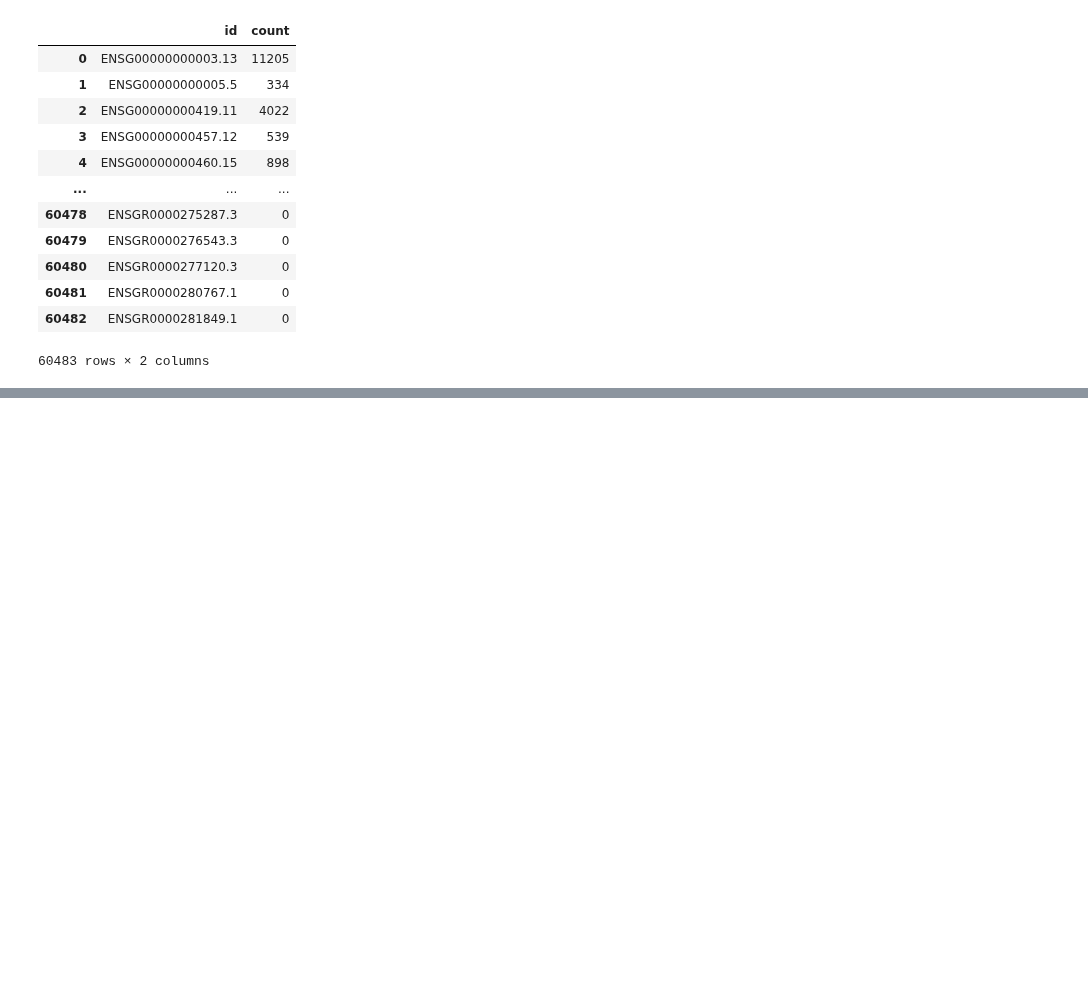
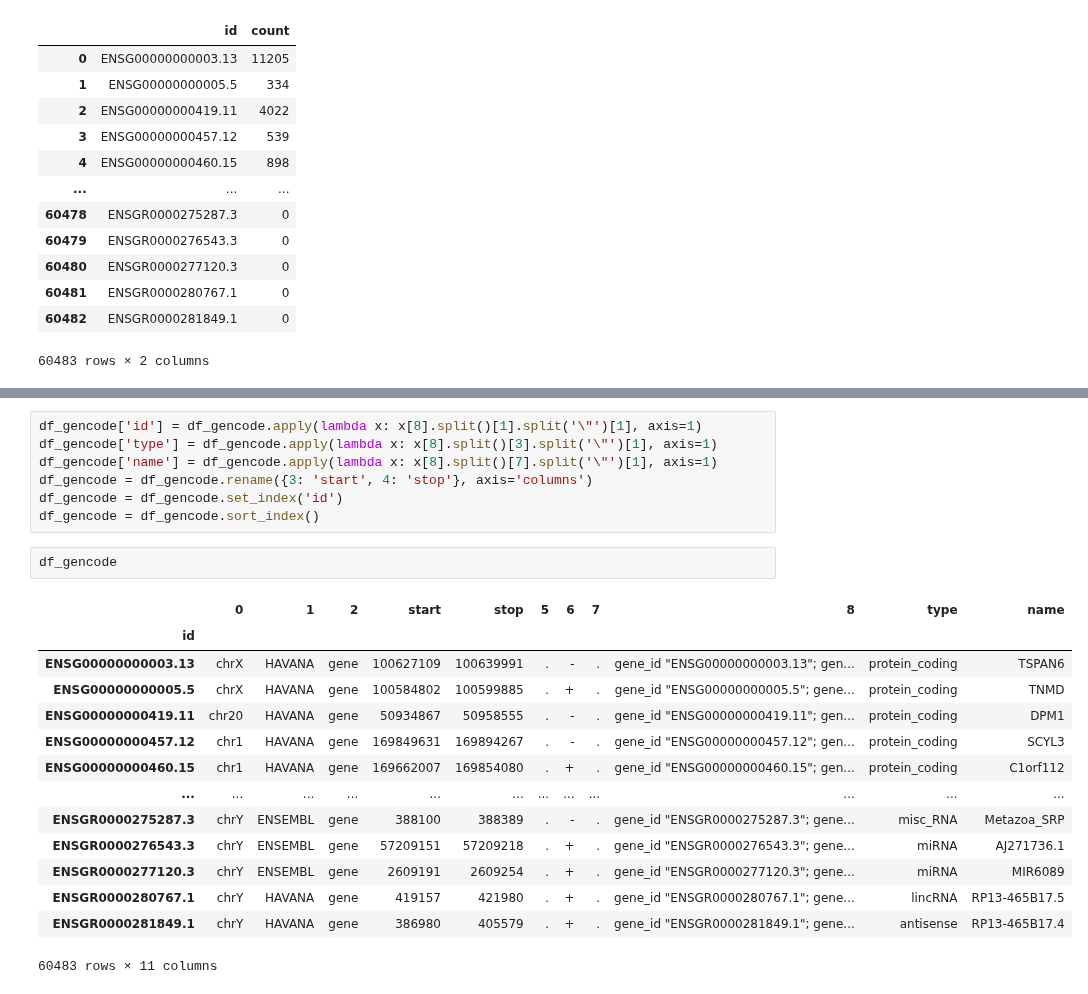
Before and after one commit to andrew-weisman/target_classification, a Jupyter notebook: main.ipynb, the cells around one changed output, grey strips where cells are left out. Cells and saved outputs as stored; diff of their text form; blank space fills up the shorter version.

```diff
--- a/main.ipynb
+++ b/main.ipynb
@@ -110,0 +195,24 @@ df_gencode
+# %%
+df_gencode['id'] = df_gencode.apply(lambda x: x[8].split()[1].split('\"')[1], axis=1)
+df_gencode['type'] = df_gencode.apply(lambda x: x[8].split()[3].split('\"')[1], axis=1)
+df_gencode['name'] = df_gencode.apply(lambda x: x[8].split()[7].split('\"')[1], axis=1)
+df_gencode = df_gencode.rename({3: 'start', 4: 'stop'}, axis='columns')
+df_gencode = df_gencode.set_index('id')
+df_gencode = df_gencode.sort_index()
+# %%
+df_gencode
+# %% [output]
+|  | 0 | 1 | 2 | start | stop | 5 | 6 | 7 | 8 | type | name |
+| id |  |  |  |  |  |  |  |  |  |  |  |
+| ENSG00000000003.13 | chrX | HAVANA | gene | 100627109 | 100639991 | . | - | . | gene_id "ENSG00000000003.13"; gen... | protein_coding | TSPAN6 |
+| ENSG00000000005.5 | chrX | HAVANA | gene | 100584802 | 100599885 | . | + | . | gene_id "ENSG00000000005.5"; gene... | protein_coding | TNMD |
+| ENSG00000000419.11 | chr20 | HAVANA | gene | 50934867 | 50958555 | . | - | . | gene_id "ENSG00000000419.11"; gen... | protein_coding | DPM1 |
+| ENSG00000000457.12 | chr1 | HAVANA | gene | 169849631 | 169894267 | . | - | . | gene_id "ENSG00000000457.12"; gen... | protein_coding | SCYL3 |
+| ENSG00000000460.15 | chr1 | HAVANA | gene | 169662007 | 169854080 | . | + | . | gene_id "ENSG00000000460.15"; gen... | protein_coding | C1orf112 |
+| ... | ... | ... | ... | ... | ... | ... | ... | ... | ... | ... | ... |
+| ENSGR0000275287.3 | chrY | ENSEMBL | gene | 388100 | 388389 | . | - | . | gene_id "ENSGR0000275287.3"; gene... | misc_RNA | Metazoa_SRP |
+| ENSGR0000276543.3 | chrY | ENSEMBL | gene | 57209151 | 57209218 | . | + | . | gene_id "ENSGR0000276543.3"; gene... | miRNA | AJ271736.1 |
+| ENSGR0000277120.3 | chrY | ENSEMBL | gene | 2609191 | 2609254 | . | + | . | gene_id "ENSGR0000277120.3"; gene... | miRNA | MIR6089 |
+| ENSGR0000280767.1 | chrY | HAVANA | gene | 419157 | 421980 | . | + | . | gene_id "ENSGR0000280767.1"; gene... | lincRNA | RP13-465B17.5 |
+| ENSGR0000281849.1 | chrY | HAVANA | gene | 386980 | 405579 | . | + | . | gene_id "ENSGR0000281849.1"; gene... | antisense | RP13-465B17.4 |
+60483 rows × 11 columns
```
Also changed, not shown: parts of 13 cells of this notebook.
